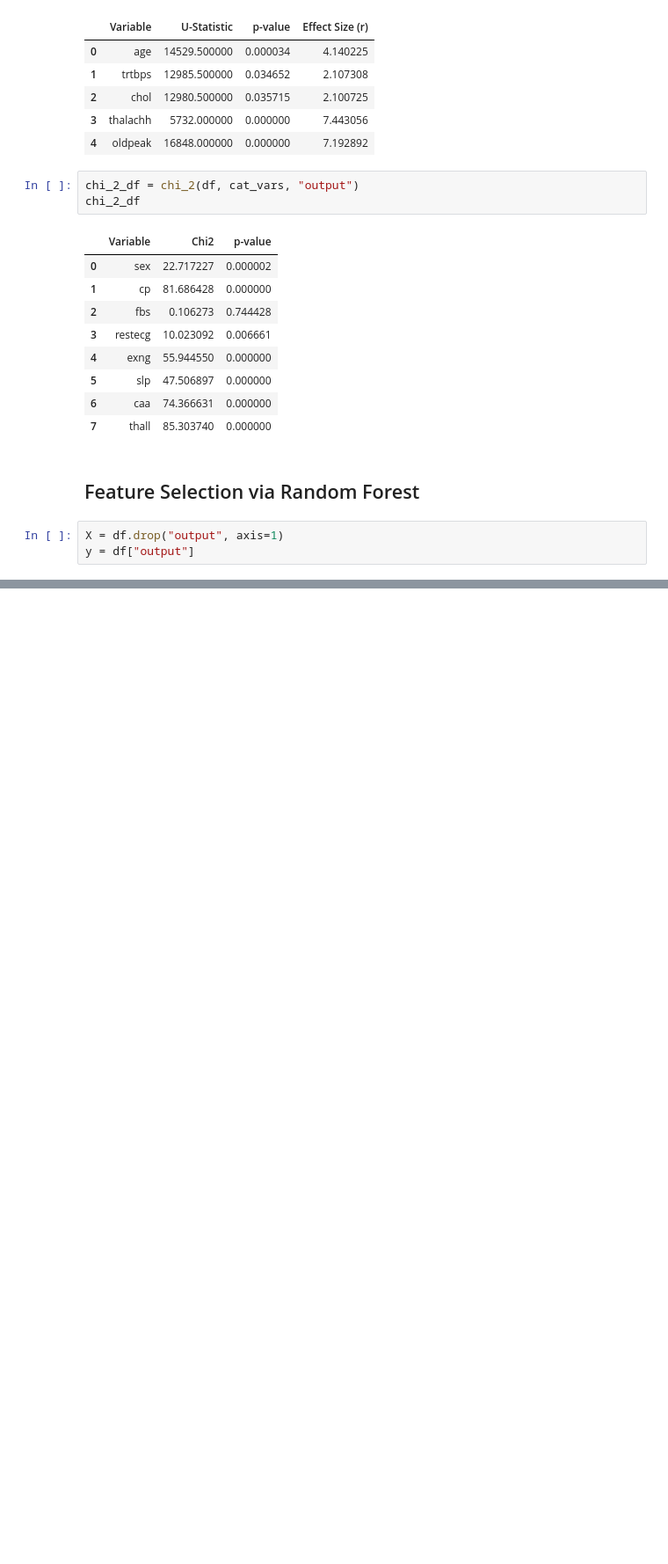
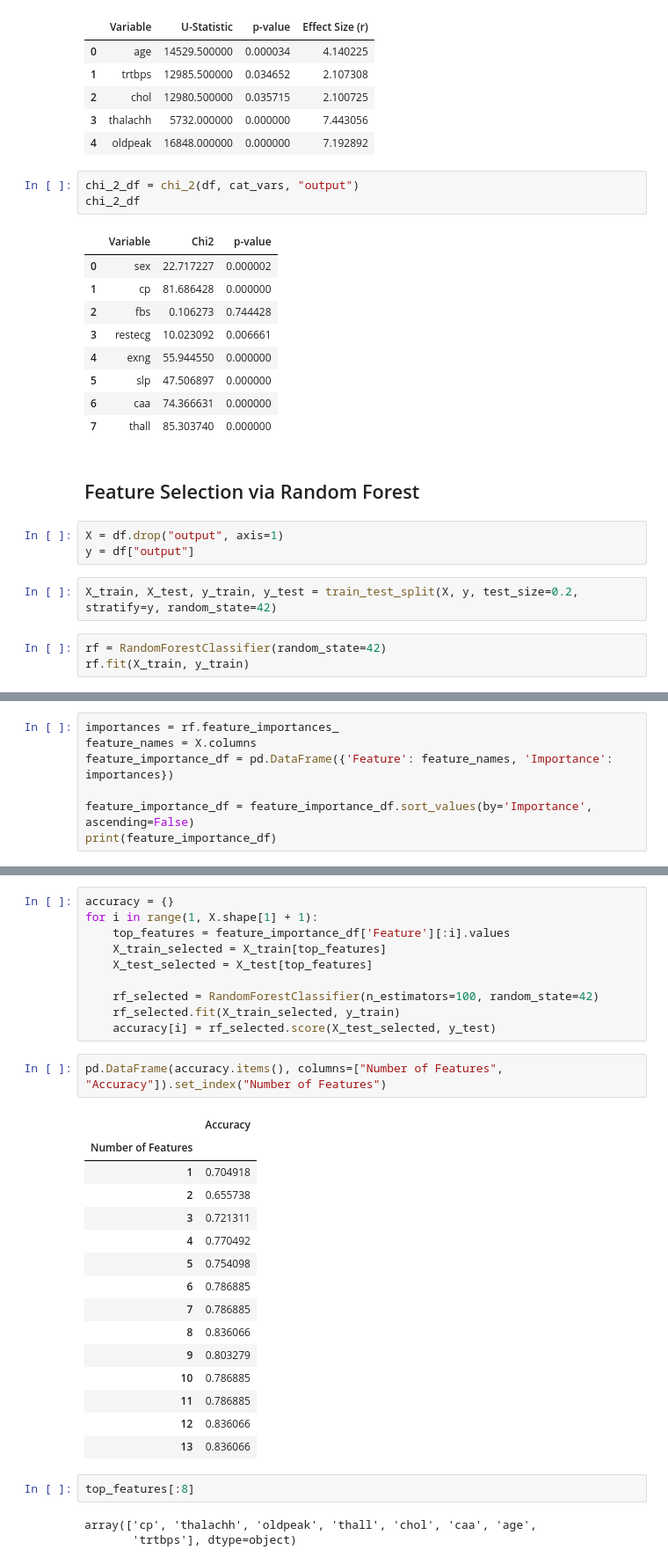
Before and after one commit to cankucukyilmaz/Data_Science, a Jupyter notebook: Supervised_Learning/Classification/Binary_Classification/Heart_Attack_Analysis_and_Prediction/EDA.ipynb, the cells around one changed output, grey strips where cells are left out. Shown at 88% size. Saved outputs shown, nothing was run; the diff lists cells and outputs as text; blank space fills up the shorter version.

```diff
--- a/Supervised_Learning/Classification/Binary_Classification/Heart_Attack_Analysis_and_Prediction/EDA.ipynb
+++ b/Supervised_Learning/Classification/Binary_Classification/Heart_Attack_Analysis_and_Prediction/EDA.ipynb
@@ -369,3 +370,8 @@ chi_2_df
 # %%
 X = df.drop("output", axis=1)
 y = df["output"]
+# %%
+X_train, X_test, y_train, y_test = train_test_split(X, y, test_size=0.2, stratify=y, random_state=42)
+# %%
+rf = RandomForestClassifier(random_state=42)
+rf.fit(X_train, y_train)
@@ -371,0 +385,7 @@ y = df["output"]
+# %%
+importances = rf.feature_importances_
+feature_names = X.columns
+feature_importance_df = pd.DataFrame({'Feature': feature_names, 'Importance': importances})
+
+feature_importance_df = feature_importance_df.sort_values(by='Importance', ascending=False)
+print(feature_importance_df)
@@ -371,0 +407,33 @@ y = df["output"]
+# %%
+accuracy = {}
+for i in range(1, X.shape[1] + 1):
+    top_features = feature_importance_df['Feature'][:i].values
+    X_train_selected = X_train[top_features]
+    X_test_selected = X_test[top_features]
+
+    rf_selected = RandomForestClassifier(n_estimators=100, random_state=42)
+    rf_selected.fit(X_train_selected, y_train)
+    accuracy[i] = rf_selected.score(X_test_selected, y_test)
+# %%
+pd.DataFrame(accuracy.items(), columns=["Number of Features", "Accuracy"]).set_index("Number of Features")
+# %% [output]
+|  | Accuracy |
+| Number of Features |  |
+| 1 | 0.704918 |
+| 2 | 0.655738 |
+| 3 | 0.721311 |
+| 4 | 0.770492 |
+| 5 | 0.754098 |
+| 6 | 0.786885 |
+| 7 | 0.786885 |
+| 8 | 0.836066 |
+| 9 | 0.803279 |
+| 10 | 0.786885 |
+| 11 | 0.786885 |
+| 12 | 0.836066 |
+| 13 | 0.836066 |
+# %%
+top_features[:8]
+# %% [output]
+array(['cp', 'thalachh', 'oldpeak', 'thall', 'chol', 'caa', 'age',
+       'trtbps'], dtype=object)
```
Also changed, not shown: parts of 7 cells of this notebook.
